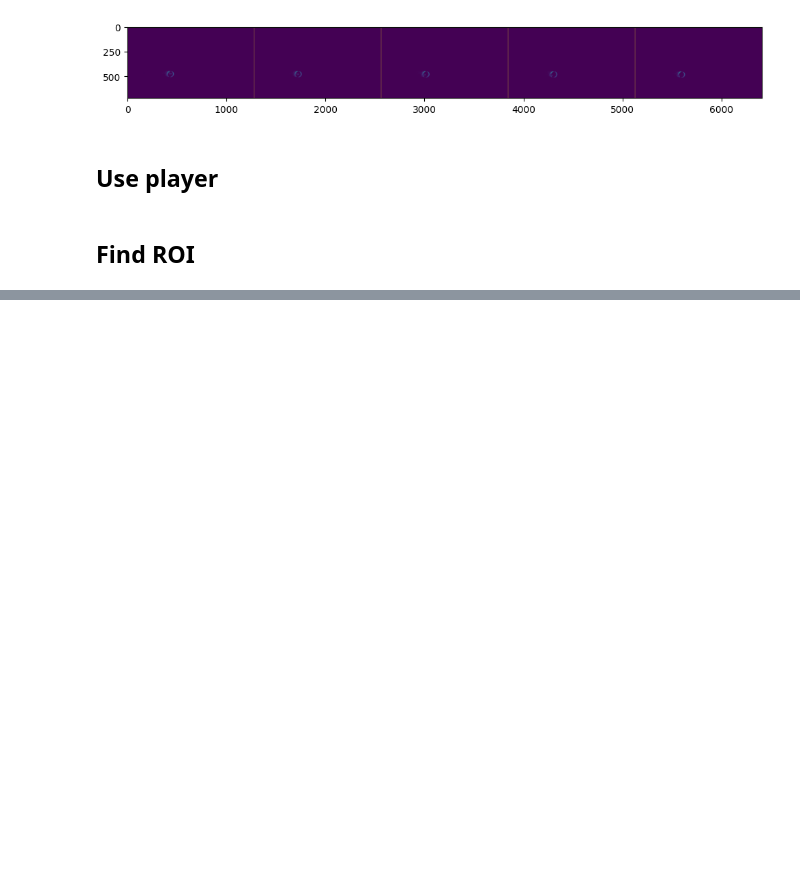
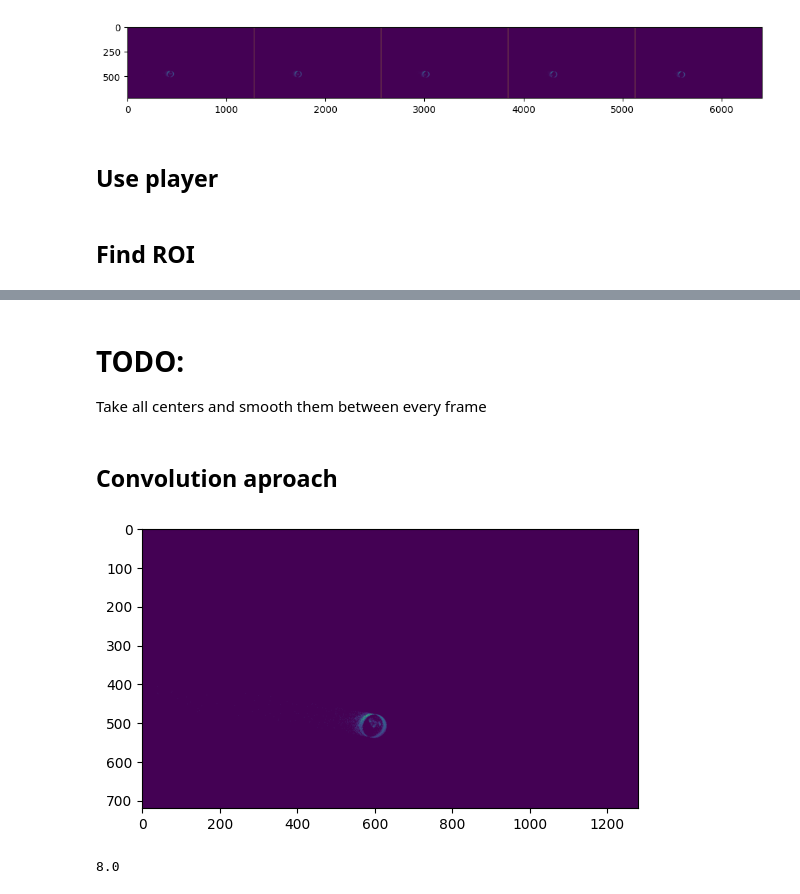
Before and after one commit to leviN1998/Master_Thesis, a Jupyter notebook: notebooks/6.0-lk-cut-ball_gun-recording.ipynb, the cells around one changed output, grey strips where cells are left out. Cells and saved outputs as stored; diff of their text form; code cells hidden in the pictures; blank space fills up the shorter version.

```diff
--- a/notebooks/6.0-lk-cut-ball_gun-recording.ipynb
+++ b/notebooks/6.0-lk-cut-ball_gun-recording.ipynb
@@ -422,0 +245,6 @@ app.mainloop()
+# %%
+def track_ball(evs):
+    input_arr = event_representations.events_to_image(evs["x"], evs["y"], evs["t"], evs["p"])
+    input_arr = np.transpose(input_arr, (1, 0))
+    (cy, cx, r), mask, img_norm, edges = find_circle(input_arr)
+    return cx, cy, img_norm
@@ -422,0 +305,26 @@ app.mainloop()
+# %% [markdown]
+# TODO:
+Take all centers and smooth them between every frame
+# %% [markdown]
+## Convolution aproach
+# %%
+evs_mv = eventIO.buffer_to_array(buf_spike1)
+ev_it = eventIO.EventIterator(evs_mv, tw_us=timeframe_us)
+number = 70
+i = 0
+
+for evs in ev_it:
+    frame0 = evs
+    i += 1
+    if i == number:
+        break
+
+plt.imshow(event_representations.events_to_image(frame0["x"], frame0["y"], frame0["t"], frame0["p"]))
+plt.show()
+# %% [output]
+[figure, added]
+# %%
+x, y, t, p = frame0["x"], frame0["y"], frame0["t"], frame0["p"]
+counts = event_representations.events_to_image(x, y, t, p)
+# %% [output]
+8.0
```
Also changed, not shown: parts of 16 cells of this notebook, 3 other files.
